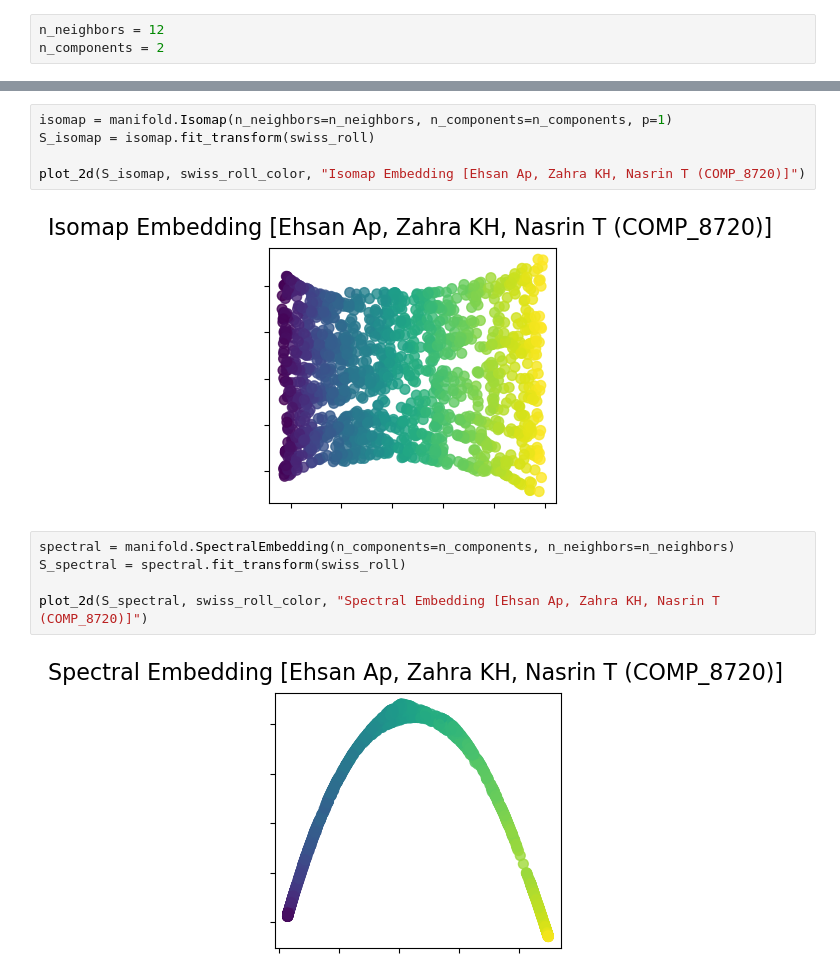
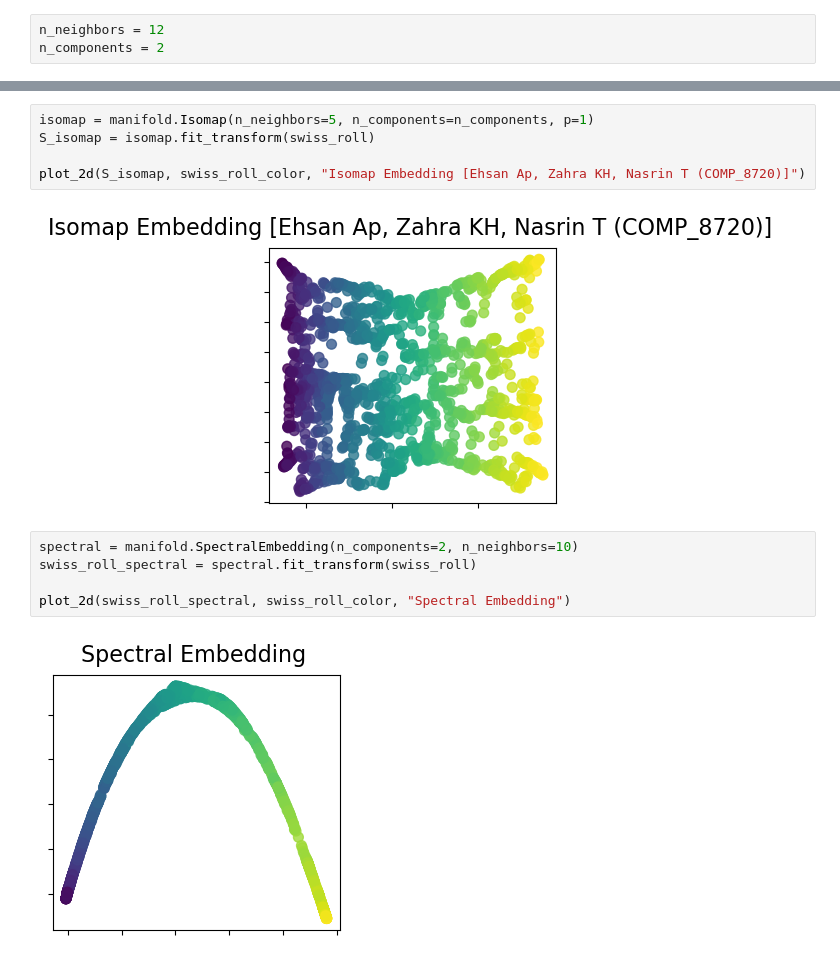
Before and after one commit to ehsanap7/adv_topics_ai, a Jupyter notebook: assignments/assignment_1,2,3/code/clustering_models_3.ipynb, the cells around one changed output, grey strips where cells are left out. Cells and saved outputs as stored; diff of their text form.

```diff
--- a/assignments/assignment_1,2,3/code/clustering_models_3.ipynb
+++ b/assignments/assignment_1,2,3/code/clustering_models_3.ipynb
@@ -1172,14 +1176,14 @@ plot_2d(S_standard, swiss_roll_color, "Locally Linear Embeddings [Ehsan Ap, Zahr
 # %%
-isomap = manifold.Isomap(n_neighbors=n_neighbors, n_components=n_components, p=1)
+isomap = manifold.Isomap(n_neighbors=5, n_components=n_components, p=1)
 S_isomap = isomap.fit_transform(swiss_roll)
 
 plot_2d(S_isomap, swiss_roll_color, "Isomap Embedding [Ehsan Ap, Zahra KH, Nasrin T (COMP_8720)]")
 # %% [output]
-[figure, old version]
+[figure, new version]
 # %%
-spectral = manifold.SpectralEmbedding(n_components=n_components, n_neighbors=n_neighbors)
-S_spectral = spectral.fit_transform(swiss_roll)
+spectral = manifold.SpectralEmbedding(n_components=2, n_neighbors=10)
+swiss_roll_spectral = spectral.fit_transform(swiss_roll)
 
-plot_2d(S_spectral, swiss_roll_color, "Spectral Embedding [Ehsan Ap, Zahra KH, Nasrin T (COMP_8720)]")
+plot_2d(swiss_roll_spectral, swiss_roll_color, "Spectral Embedding")
 # %% [output]
-[figure, old version]
+[figure, new version]
```
Also changed, not shown: parts of 10 cells of this notebook.
